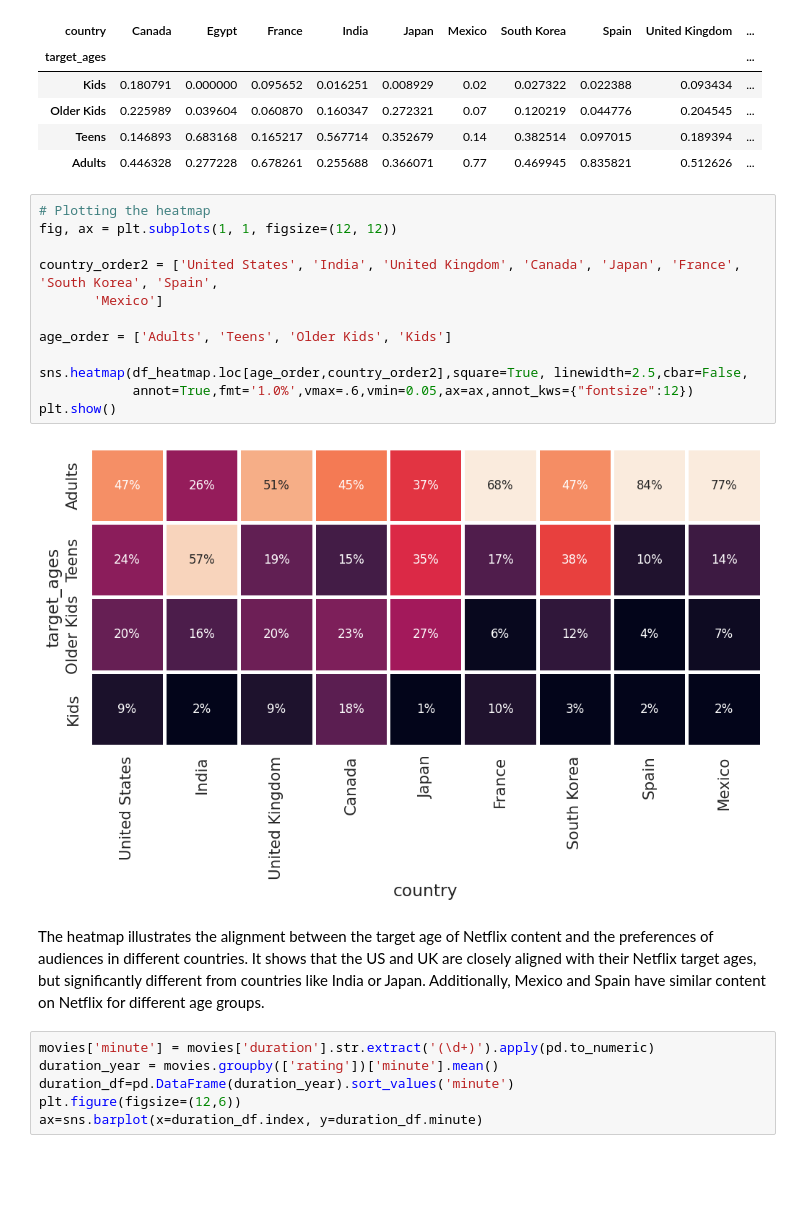
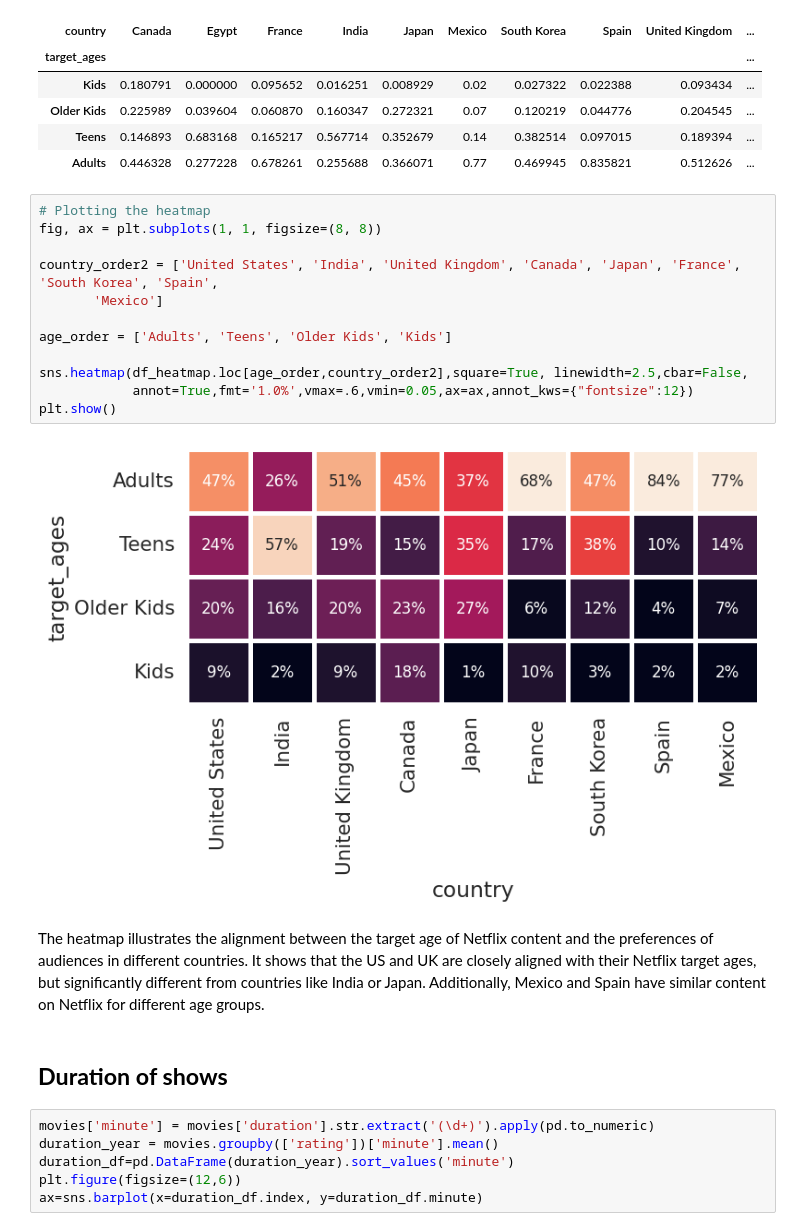
Before and after one commit to 9075197427/Capstone-4, a Jupyter notebook: NETFLIX_MOVIES_AND_TV_SHOWS_CLUSTERING.ipynb, the cells around one changed output. Drawn from its saved outputs; the diff is of its cells as text; blank space fills up the shorter version.

```diff
--- a/NETFLIX_MOVIES_AND_TV_SHOWS_CLUSTERING.ipynb
+++ b/NETFLIX_MOVIES_AND_TV_SHOWS_CLUSTERING.ipynb
@@ -502,20 +544,22 @@ df_heatmap
 | Adults | 0.446328 | 0.277228 | 0.678261 | 0.255688 | 0.366071 | 0.77 | 0.469945 | 0.835821 | 0.512626 | ... |
 # %%
 # Plotting the heatmap
-fig, ax = plt.subplots(1, 1, figsize=(12, 12))
+fig, ax = plt.subplots(1, 1, figsize=(8, 8))
 
 country_order2 = ['United States', 'India', 'United Kingdom', 'Canada', 'Japan', 'France', 'South Korea', 'Spain',
        'Mexico']
 
 age_order = ['Adults', 'Teens', 'Older Kids', 'Kids']
 
 sns.heatmap(df_heatmap.loc[age_order,country_order2],square=True, linewidth=2.5,cbar=False,
             annot=True,fmt='1.0%',vmax=.6,vmin=0.05,ax=ax,annot_kws={"fontsize":12})
 plt.show()
 # %% [output]
-[figure, old version]
+[figure, new version]
 # %% [markdown]
 The heatmap illustrates the alignment between the target age of Netflix content and the preferences of audiences in different countries. It shows that the US and UK are closely aligned with their Netflix target ages, but significantly different from countries like India or Japan. Additionally, Mexico and Spain have similar content on Netflix for different age groups.
+# %% [markdown]
+## **Duration of shows**
 # %%
 movies['minute'] = movies['duration'].str.extract('(\d+)').apply(pd.to_numeric)
 duration_year = movies.groupby(['rating'])['minute'].mean()
```
Also changed, not shown: parts of 36 cells of this notebook.
